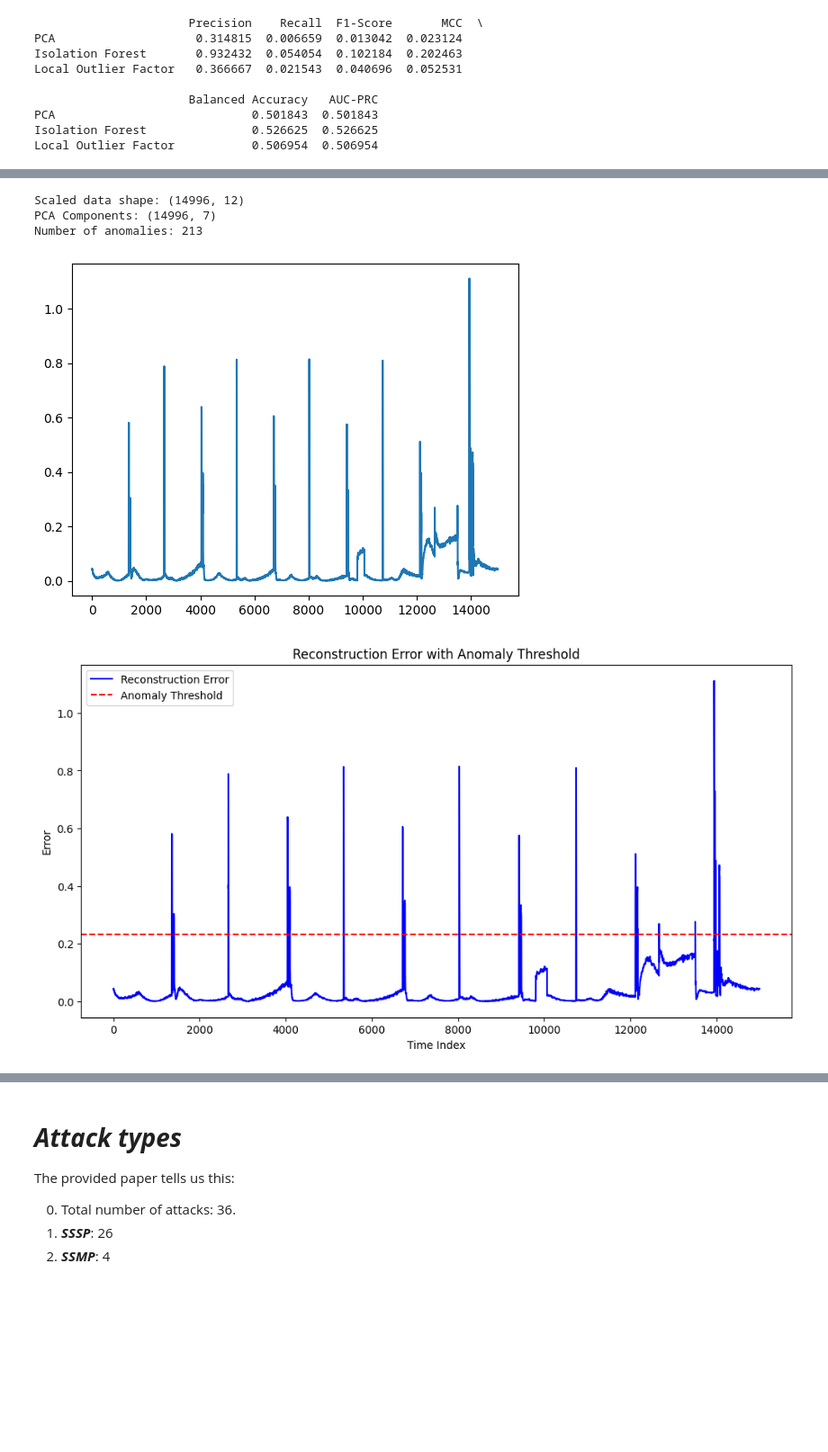
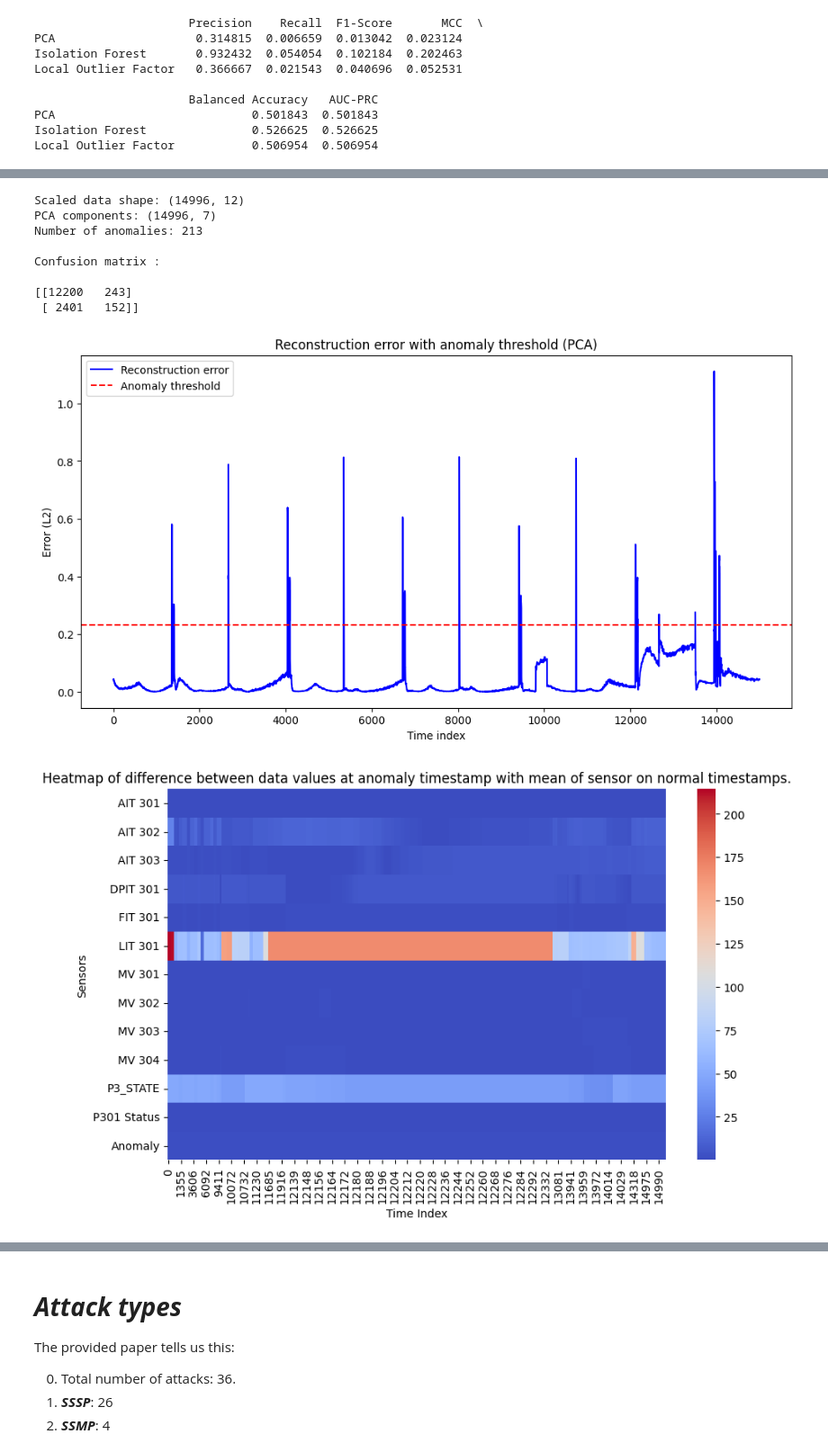
Before and after one commit to ClovisDyArx/cyberml_projet, a Jupyter notebook: dataset2_subject1_new_dataset.ipynb, the cells around one changed output, grey strips where cells are left out. Shown at 90% size. Drawn from its saved outputs; the diff is of its cells as text; code cells hidden in the pictures; blank space fills up the shorter version.

```diff
--- a/dataset2_subject1_new_dataset.ipynb
+++ b/dataset2_subject1_new_dataset.ipynb
@@ -745,15 +736,15 @@ def plot_reconstruction_error(reconstruction_error: Any, threshold_pca: Any):
     plt.figure(figsize=(12, 6))
     plt.plot(reconstruction_error, label='Reconstruction error', color='blue')
     plt.axhline(threshold_pca, color='red', linestyle='--', label='Anomaly threshold')
-    plt.title('Reconstruction error with anomaly threshold')
+    plt.title('Reconstruction error with anomaly threshold (PCA)')
     plt.xlabel('Time index')
     plt.ylabel('Error (L2)')
     plt.legend()
     plt.show()
 
 
-def plot_heatmap(df : pd.DataFrame) -> None:
-    plt.figure(figsize=(30, 15))
+def plot_heatmap(df : pd.DataFrame, size: tuple[int, int] = (30, 15)) -> None:
+    plt.figure(figsize=size)
     normal_data = df[df['Anomaly'] == False].iloc[:, :-3].apply(pd.to_numeric, errors='coerce').fillna(0)
     anomaly_data = df[df['Anomaly'] == True].iloc[:, :-3].apply(pd.to_numeric, errors='coerce').fillna(0)
 
@@ -761,7 +752,7 @@ def plot_heatmap(df : pd.DataFrame) -> None:
     data = data.select_dtypes(include=[np.number])
 
     sns.heatmap(data.T, cmap='coolwarm', cbar=True)
-    plt.title('Heatmap of Sensor Deviations From Normal Times During Anomalies')
+    plt.title('Heatmap of difference between data values at anomaly timestamp with mean of sensor on normal timestamps.')
     plt.xlabel('Time Index')
     plt.ylabel('Sensors')
     plt.show()
@@ -1005,27 +1034,25 @@ Total common anomalies detected by Isolation Forest and Local Outlier Factor: 42
 p2 = prepare_dfs([p2_])
 scaled_data = scale_data(p2)
 
-#### ***PCA***
 pca_components, pca = pca_(scaled_data)
-reconstruction_error, threshold_pca, anomalies_pca = metrics_pca(pca, scaled_data)
+reconstruction_error, threshold_pca, anomalies_pca, indexes = metrics_pca(pca, pca_components, scaled_data)
 
-#### ***Isolation Forest***
 anomaly_scores_iso, anomalies_iforest = metrics_iso_forest(scaled_data)
 
-#### ***Local Outlier Factor***
 anomaly_scores_lof, anomalies_lof = metrics_lof(scaled_data)
 
-#### ***Combining Anomalies***
-combined_anomalies = anomalies_pca | anomalies_iforest | anomalies_lof
-combined_anomalies_p2_and = anomalies_pca & anomalies_iforest & anomalies_lof
+combined_anomalies_p2_or = anomalies_pca | anomalies_iforest | anomalies_lof
+
+print("\nConfusion matrix :\n")
+print(confusion_matrix(labels, combined_anomalies_p2_or))
 
 p2['Anomaly'] = combined_anomalies
 p2['Reconstruction_Error'] = reconstruction_error
 p2['Isolation_Score'] = anomaly_scores_iso
 p2['Lof_Score'] = anomaly_scores_lof
 
-plot_reconstruction_error()
-plot_heatmap(p2)
+plot_reconstruction_error(reconstruction_error, threshold_pca)
+plot_heatmap(p2, (10, 6))
 
 print(f"Total anomalies detected by PCA: {np.sum(anomalies_pca)}")
 print(f"Total anomalies detected by Isolation Forest: {np.sum(anomalies_iforest)}")
@@ -1053,37 +1084,40 @@ Total common anomalies detected by Isolation Forest and Local Outlier Factor: 43
 # %%
 p3 = prepare_dfs([p3_])
 scaled_data = scale_data(p3)
 
-#### ***PCA***
 pca_components, pca = pca_(scaled_data)
-reconstruction_error, threshold_pca, anomalies_pca = metrics_pca(pca, scaled_data)
+reconstruction_error, threshold_pca, anomalies_pca, indexes = metrics_pca(pca, pca_components, scaled_data)
 
-#### ***Isolation Forest***
 anomaly_scores_iso, anomalies_iforest = metrics_iso_forest(scaled_data)
 
-#### ***Local Outlier Factor***
 anomaly_scores_lof, anomalies_lof = metrics_lof(scaled_data)
 
-#### ***Combining Anomalies***
-combined_anomalies = anomalies_pca | anomalies_iforest | anomalies_lof
-combined_anomalies_p3_and = anomalies_pca & anomalies_iforest & anomalies_lof
+combined_anomalies_p3_or = anomalies_pca | anomalies_iforest | anomalies_lof
+
+print("\nConfusion matrix :\n")
+print(confusion_matrix(labels, combined_anomalies_p3_or))
 
 p3['Anomaly'] = combined_anomalies
 p3['Reconstruction_Error'] = reconstruction_error
 p3['Isolation_Score'] = anomaly_scores_iso
 p3['Lof_Score'] = anomaly_scores_lof
 
-plot_reconstruction_error()
-plot_heatmap(p3)
+plot_reconstruction_error(reconstruction_error, threshold_pca)
+plot_heatmap(p3, (10, 6))
 
 print(f"Total anomalies detected by PCA: {np.sum(anomalies_pca)}")
 print(f"Total anomalies detected by Isolation Forest: {np.sum(anomalies_iforest)}")
 print(f"Total anomalies detected by Local Outlier Factor: {np.sum(anomalies_lof)}\n\n")
 
 check_common_anomalies_3methods(anomalies_pca, anomalies_iforest, anomalies_lof)
 # %% [output]
 Scaled data shape: (14996, 12)
-PCA Components: (14996, 7)
+PCA components: (14996, 7)
 Number of anomalies: 213
+
+Confusion matrix :
+
+[[12200   243]
+ [ 2401   152]]
-[figure, old version]
+[figure, new version]
-[figure, old version]
+[figure, new version]
```
Also changed, not shown: parts of 38 cells of this notebook.
